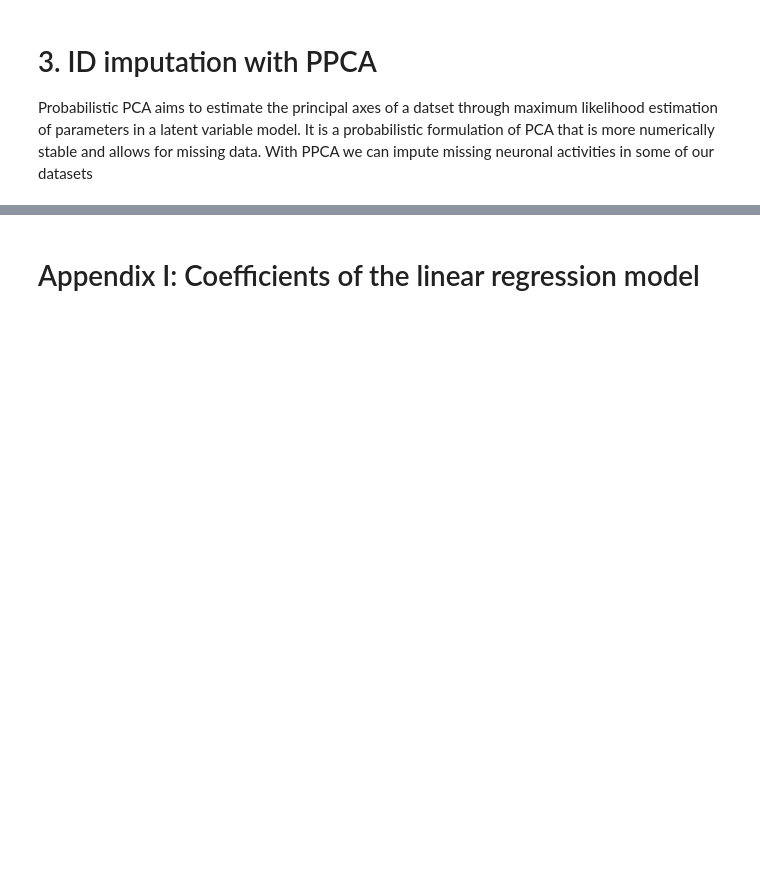
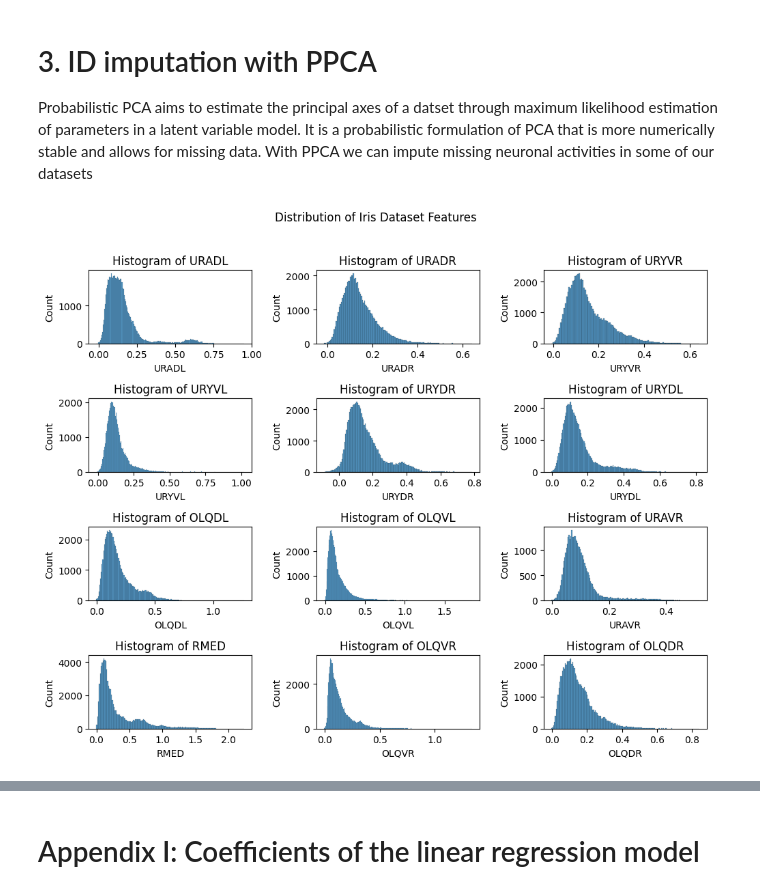
Before and after one commit to Zimmer-lab/neumandy, a Jupyter notebook: data/exploration_wrangling.ipynb, the cells around one changed output, grey strips where cells are left out. Drawn from its saved outputs; the diff is of its cells as text; code cells hidden in the pictures; blank space fills up the shorter version.

```diff
--- a/data/exploration_wrangling.ipynb
+++ b/data/exploration_wrangling.ipynb
@@ -26,9 +30,5 @@ dataframes_kerem=hf.wbstruct_dataframes.loading_pkl('dataframes_kerem.pkl')
 
 # merging rebecas and kerems dataframe dictionaries
 dataframes.update(dataframes_kerem)
-
-# save as pkl
-with open('dataframes.pkl', 'wb') as f:
-    hf.dill.dump(dataframes, f)
-
+hf.wbstruct_dataframes.saving_as_pkl(dataframes, 'dataframes.pkl')
 all_IDed_neurons, IDs_per_set = hf.count_IDs(dataframes)
@@ -79,6 +81,31 @@ Given that more than 67 percent of neurons have an average R<sup>2</sup>-value o
 # 3. ID imputation with PPCA
 
 Probabilistic PCA aims to estimate the principal axes of a datset through maximum likelihood estimation of parameters in a latent variable model. It is a probabilistic formulation of PCA that is more numerically stable and allows for missing data. With PPCA we can impute missing neuronal activities in some of our datasets
+# %%
+from matplotlib.pyplot import hist
+import seaborn as sns
+import matplotlib.pyplot as plt
+
+stacked_dataframe = hf.pd.concat([df for df in dataframes.values()], ignore_index=True)
+threshold = 10
+
+# we stack all neurons that have less than 10 IDs
+stacked_dataframe = stacked_dataframe.drop(columns=[neuron for neuron in stacked_dataframe.columns if all_IDed_neurons[neuron] < threshold])
+
+feature_names = stacked_dataframe.columns
+
+# Create a grid of histograms
+fig, axes = plt.subplots(nrows=4, ncols=3, figsize=(10, 8))
+fig.suptitle('Distribution of Iris Dataset Features', y=1.02)
+
+for i, ax in enumerate(axes.flat):
+    sns.histplot(stacked_dataframe, x=feature_names[i], ax=ax)
+    ax.set(title=f'Histogram of {feature_names[i]}')
+
+plt.tight_layout()
+plt.show()
+# %% [output]
+[figure, added]
 # %%
 stacked_dataframe = hf.pd.concat([df for df in dataframes.values()], ignore_index=True)
 threshold = 10
```
Also changed, not shown: parts of 4 cells of this notebook, 2 other files.
